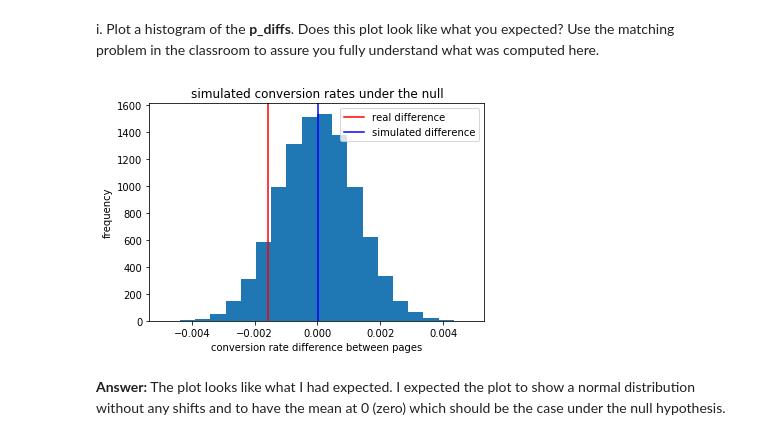
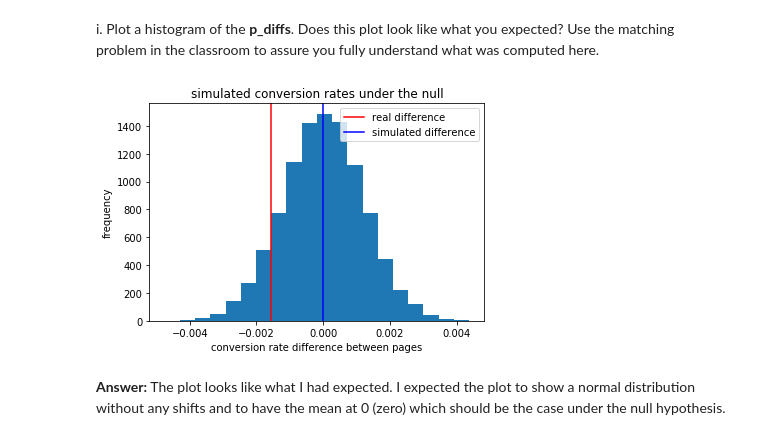
Before and after one commit to hoch1009/udand, a Jupyter notebook: #t1-p4_ab_testing/Analyze_ab_test_results_notebook.ipynb, the cells around one changed output. Cells and saved outputs as stored; diff of their text form; code cells hidden in the pictures.

```diff
--- a/#t1-p4_ab_testing/Analyze_ab_test_results_notebook.ipynb
+++ b/#t1-p4_ab_testing/Analyze_ab_test_results_notebook.ipynb
@@ -219,6 +221,6 @@ print(p_new)
 # %% [markdown]
 b. What is the **convert rate** for $p_{old}$ under the null? <br><br>
 # %%
-p_old = df2.query('landing_page == "old_page"')['converted'].mean()
+p_old = df2['converted'].mean()
 print(p_old)
 # %% [output]
@@ -240,7 +242,6 @@ print(n_old)
 # %% [markdown]
 e. Simulate $n_{new}$ transactions with a convert rate of $p_{new}$ under the null.  Store these $n_{new}$ 1's and 0's in **new_page_converted**.
 # %%
-p_mean = np.mean([p_new, p_old])
-new_page_converted = np.random.choice([1, 0], size=n_new, p=[p_mean, (1-p_mean)])
+new_page_converted = np.random.binomial(1, p_new, n_new)
 print(new_page_converted.mean())
 # %% [output]
@@ -248,6 +249,6 @@ print(new_page_converted.mean())
 # %% [markdown]
 f. Simulate $n_{old}$ transactions with a convert rate of $p_{old}$ under the null.  Store these $n_{old}$ 1's and 0's in **old_page_converted**.
 # %%
-old_page_converted = np.random.choice([1, 0], size=n_old, p=[p_mean, (1-p_mean)])
+old_page_converted = np.random.binomial(1, p_old, n_old)
 print(old_page_converted.mean())
 # %% [output]
@@ -264,8 +265,8 @@ h. Simulate 10,000 $p_{new}$ - $p_{old}$ values using this same process similarl
 p_diffs = []
 
 for x in range(10000):
-    old_page_converted = np.random.choice([1, 0], size=n_old, p=[p_mean, (1-p_mean)])
-    new_page_converted = np.random.choice([1, 0], size=n_new, p=[p_mean, (1-p_mean)])
+    old_page_converted = np.random.binomial(1, p_old, n_old)
+    new_page_converted = np.random.binomial(1, p_new, n_new)
     diff = new_page_converted.mean() - old_page_converted.mean()
     p_diffs.append(diff)
 # %% [markdown]
@@ -273,17 +274,18 @@ i. Plot a histogram of the **p_diffs**.  Does this plot look like what you expec
 # %%
 p_diffs = np.array(p_diffs)
 p_diffs_mean = p_diffs.mean()
+
 
 plt.hist(p_diffs, bins=20);
 plt.title('simulated conversion rates under the null')
 plt.xlabel('conversion rate difference between pages')
 plt.ylabel('frequency')
-plt.axvline(x=(p_new-p_old), color="r", label="real difference")
+plt.axvline(x=(t_conv-c_conv), color="r", label="real difference")
 plt.axvline(x=p_diffs_mean, color="b", label="simulated difference")
 plt.legend()
 plt.show()
 # %% [output]
-[figure, old version]
+[figure, new version]
 # %% [markdown]
 **Answer:** The plot looks like what I had expected. I expected the plot to show a normal distribution without any shifts and to have the mean at 0 (zero) which should be the case under the null hypothesis.
 # %% [markdown]
```
Also changed, not shown: parts of 19 cells of this notebook, 1 other file.
